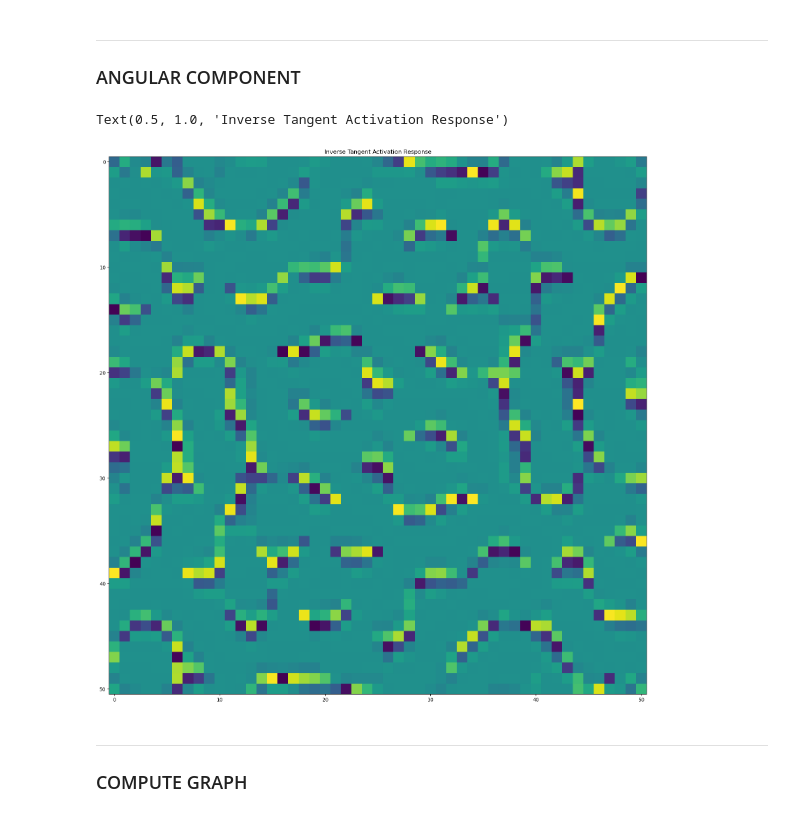
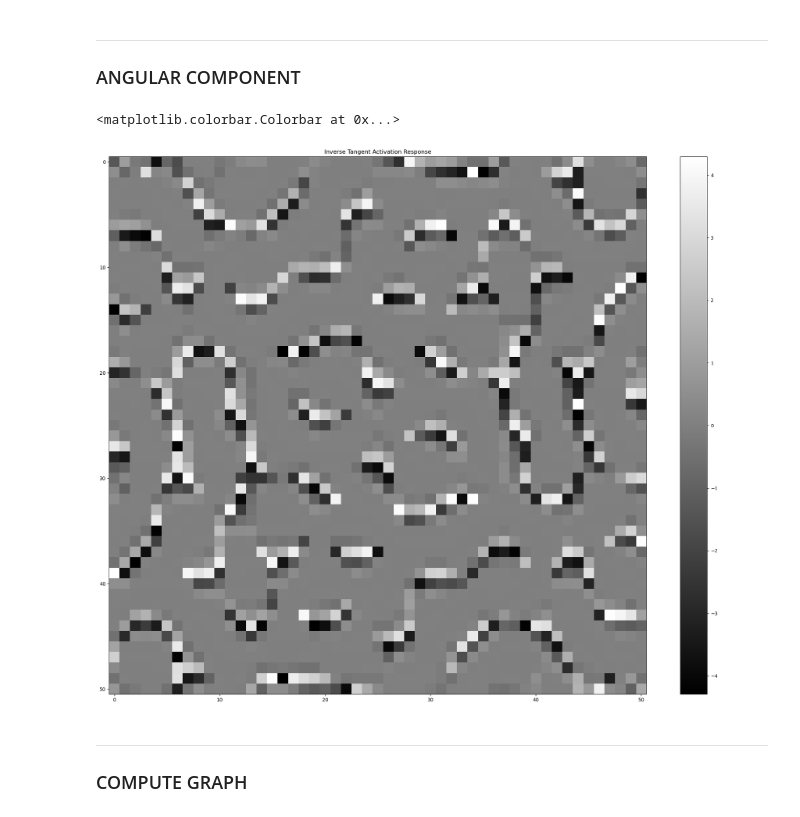
Before and after one commit to epochlab/LAM, a Jupyter notebook: lab/build_dev_10.ipynb, the cells around one changed output. Saved outputs shown, nothing was run; the diff lists cells and outputs as text; code cells hidden in the pictures.

```diff
--- a/lab/build_dev_10.ipynb
+++ b/lab/build_dev_10.ipynb
@@ -43,12 +43,13 @@ for i in range(src.shape[0]):
         kernel = libtools.gabor_filter(2, 1, deg) # Orientation
         features[i][j] = np.sum(x * kernel) # Firing Rate / Response
 # %%
-plt.figure(figsize=(20,20))
-plt.imshow(features)
+plt.figure(figsize=(25,20))
+plt.imshow(features, 'gray')
 plt.title('Inverse Tangent Activation Response')
+plt.colorbar()
 # %% [output]
-Text(0.5, 1.0, 'Inverse Tangent Activation Response')
+<matplotlib.colorbar.Colorbar at 0x...>
-[figure, old version]
+[figure, new version]
 # %% [markdown]
 ---
 
```
Also changed, not shown: parts of 8 cells of this notebook, 1 other file.
